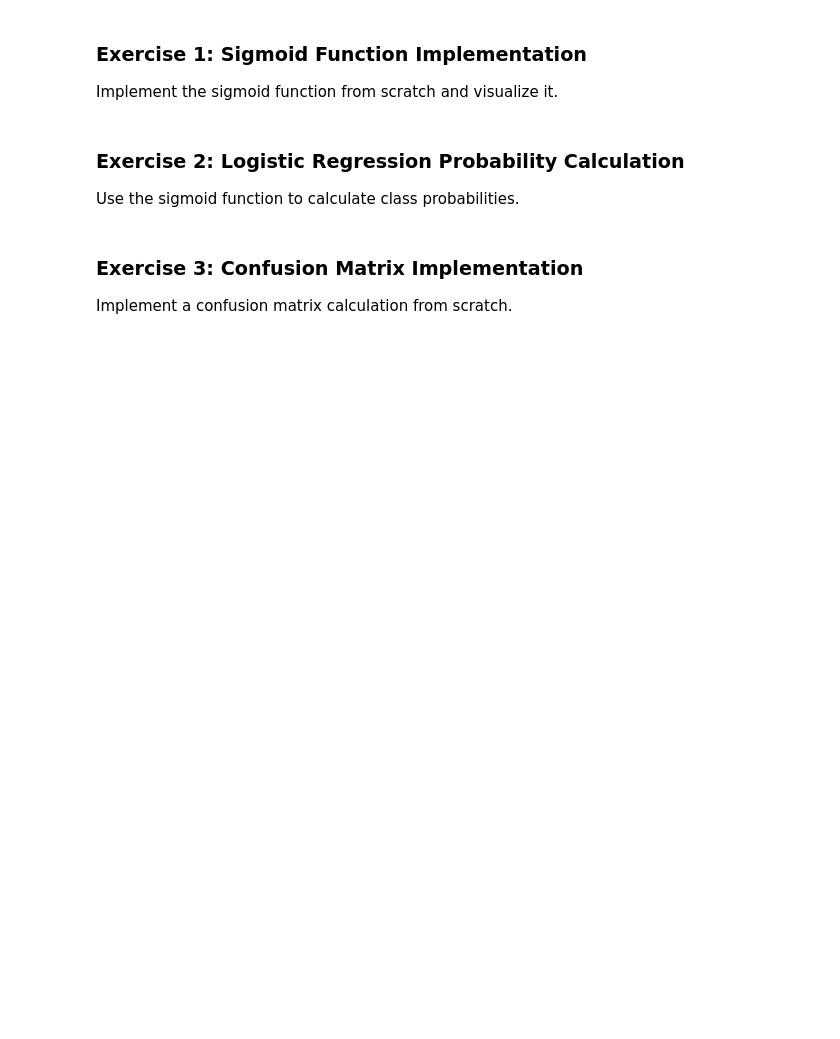
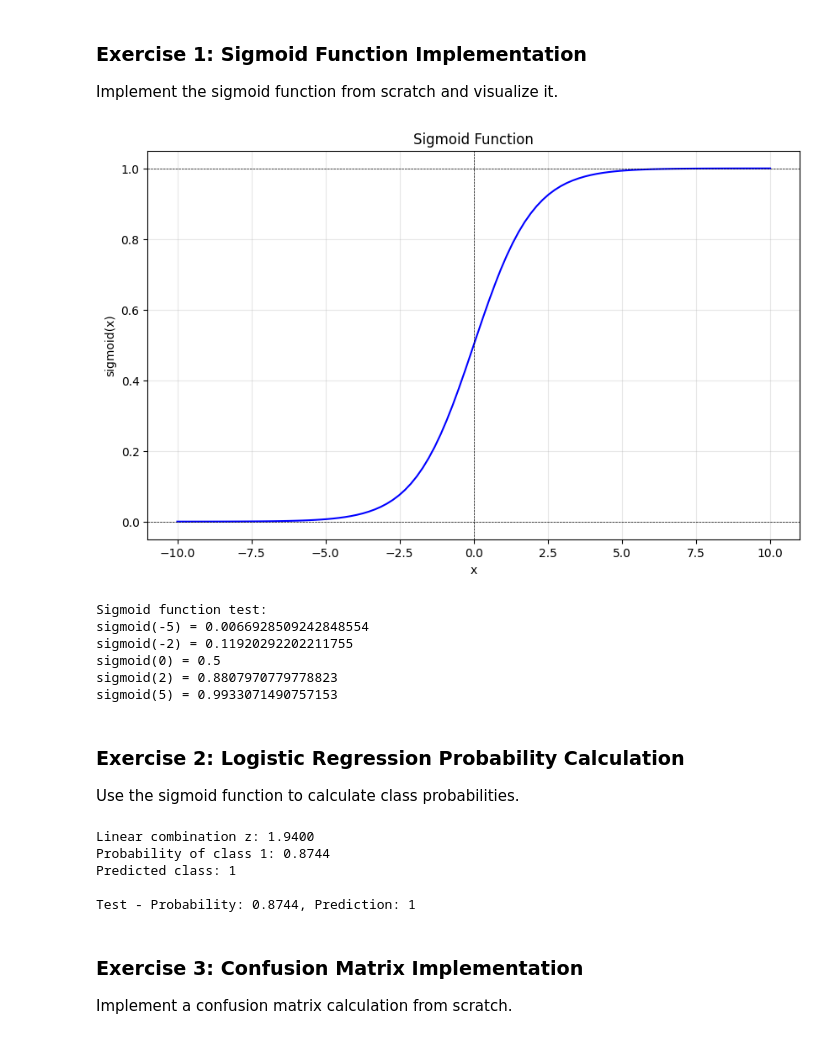
Before and after one commit to yaasamiiiin/nyu-bootcamp-yasamin, a Jupyter notebook: Week 8/Week8_ML_HW_Solutions.ipynb, the cells around one changed output. Drawn from its saved outputs; the diff is of its cells as text; code cells hidden in the pictures; blank space fills up the shorter version.

```diff
--- a/Week 8/Week8_ML_HW_Solutions.ipynb
+++ b/Week 8/Week8_ML_HW_Solutions.ipynb
@@ -12,42 +11,52 @@ Implement the sigmoid function from scratch and visualize it.
 # %%
 import numpy as np
 import matplotlib.pyplot as plt
 
-# TODO: Implement the sigmoid function
+# Implement the sigmoid function
 def sigmoid(x):
     """
     Compute the sigmoid function for input x
 
     Parameters:
     x: input value or array
 
     Returns:
     sigmoid of x
     """
-    # Your code here
-    pass
+    return 1 / (1 + np.exp(-x))
 
 # Generate x values from -10 to 10
 x_values = np.linspace(-10, 10, 100)
 
-# TODO: Compute sigmoid values for x_values
-# y_values = ?
+# Compute sigmoid values for x_values
+y_values = sigmoid(x_values)
 
-# TODO: Create a plot of the sigmoid function
+# Create a plot of the sigmoid function
 plt.figure(figsize=(10, 6))
-# Your plotting code here
+plt.plot(x_values, y_values, label='sigmoid(x)', color='blue')
+plt.axhline(0, color='black', linewidth=0.5, linestyle='--')
+plt.axvline(0, color='black', linewidth=0.5, linestyle='--')
+plt.axhline(1, color='black', linewidth=0.5, linestyle='--')
 plt.title('Sigmoid Function')
 plt.xlabel('x')
 plt.ylabel('sigmoid(x)')
 plt.grid(True, alpha=0.3)
 plt.show()
 
-# TODO: Test your implementation with specific values
+# Test the implementation with specific values
 test_values = [-5, -2, 0, 2, 5]
 print("Sigmoid function test:")
 for val in test_values:
     # Print sigmoid of each test value
-    pass
+    print(f"sigmoid({val}) = {sigmoid(val)}")
+# %% [output]
+[figure, added]
+Sigmoid function test:
+sigmoid(-5) = 0.0066928509242848554
+sigmoid(-2) = 0.11920292202211755
+sigmoid(0) = 0.5
+sigmoid(2) = 0.8807970779778823
+sigmoid(5) = 0.9933071490757153
 # %% [markdown]
 ### Exercise 2: Logistic Regression Probability Calculation
 
@@ -60,35 +69,41 @@ bias = 0.5
 coef1 = 0.8
 coef2 = -0.3
 
-# TODO: Calculate the linear combination z
-# z = ?
+# Calculate the linear combination z
+z = np.array([coef1, coef2, bias]) @ np.array([feature1, feature2, 1])
 
-# TODO: Use sigmoid to calculate probability of class 1
-# probability = ?
+# Use sigmoid to calculate probability of class 1
+probability = sigmoid(z)
 
 print(f"Linear combination z: {z:.4f}")
 print(f"Probability of class 1: {probability:.4f}")
 
-# TODO: Based on a threshold of 0.5, make a prediction
-# prediction = ?
+# Based on a threshold of 0.5, make a prediction
+prediction = 1 if probability >= 0.5 else 0
 print(f"Predicted class: {prediction}")
 
-# TODO: Create a function that takes features, coefficients, and bias
+# Create a function that takes features, coefficients, and bias
 # and returns both probability and prediction
 def predict_probability(features, coefficients, bias, threshold=0.5):
     """
     Calculate probability and prediction using sigmoid function
     """
-    # Your code here
-    pass
+    z = np.dot(coefficients, features) + bias
+    return sigmoid(z), 1 if sigmoid(z) >= threshold else 0
 
 # Test the function
 test_features = [1.5, -0.8]
 test_coefficients = [0.8, -0.3]
 test_bias = 0.5
 
-# prob, pred = predict_probability(test_features, test_coefficients, test_bias)
-# print(f"\nTest - Probability: {prob:.4f}, Prediction: {pred}")
+prob, pred = predict_probability(test_features, test_coefficients, test_bias)
+print(f"\nTest - Probability: {prob:.4f}, Prediction: {pred}")
+# %% [output]
+Linear combination z: 1.9400
+Probability of class 1: 0.8744
+Predicted class: 1
+
+Test - Probability: 0.8744, Prediction: 1
 # %% [markdown]
 ### Exercise 3: Confusion Matrix Implementation
 
```
Also changed, not shown: parts of 4 cells of this notebook, 1 other file.
